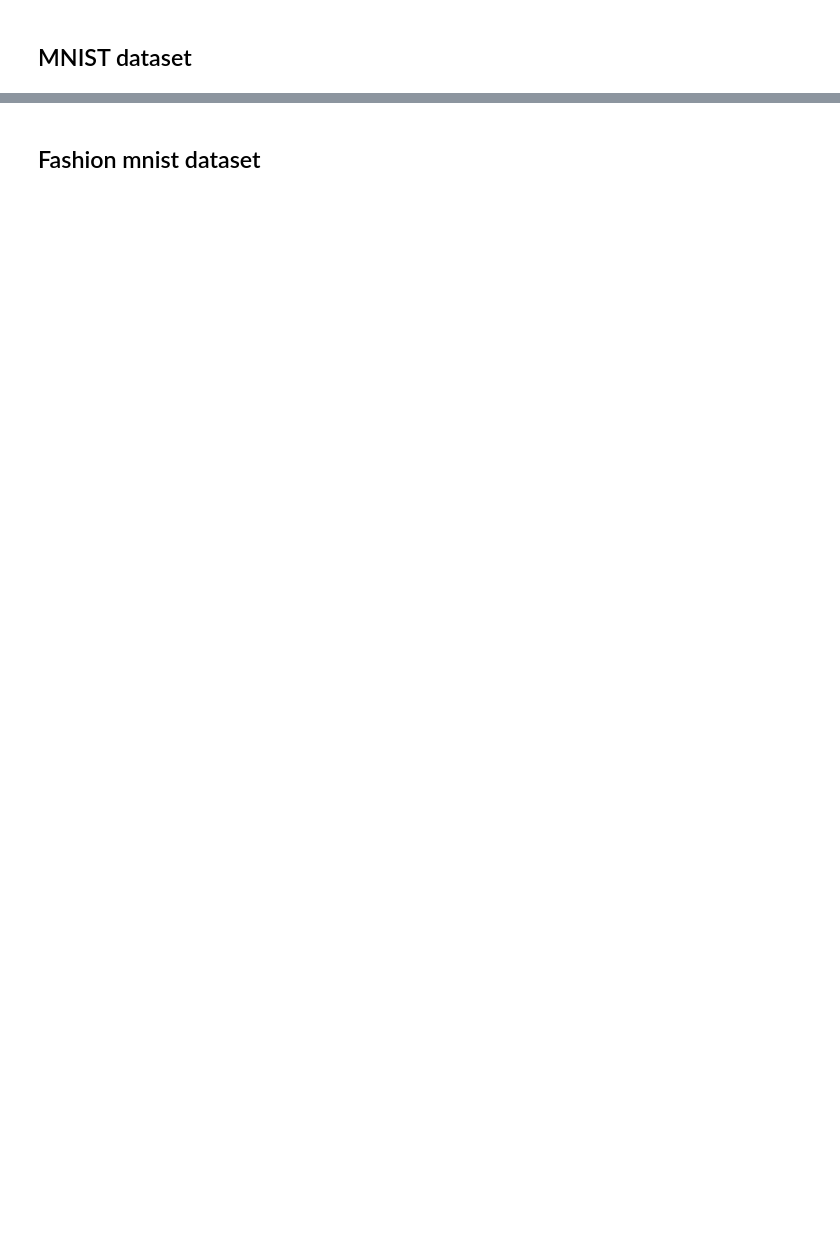
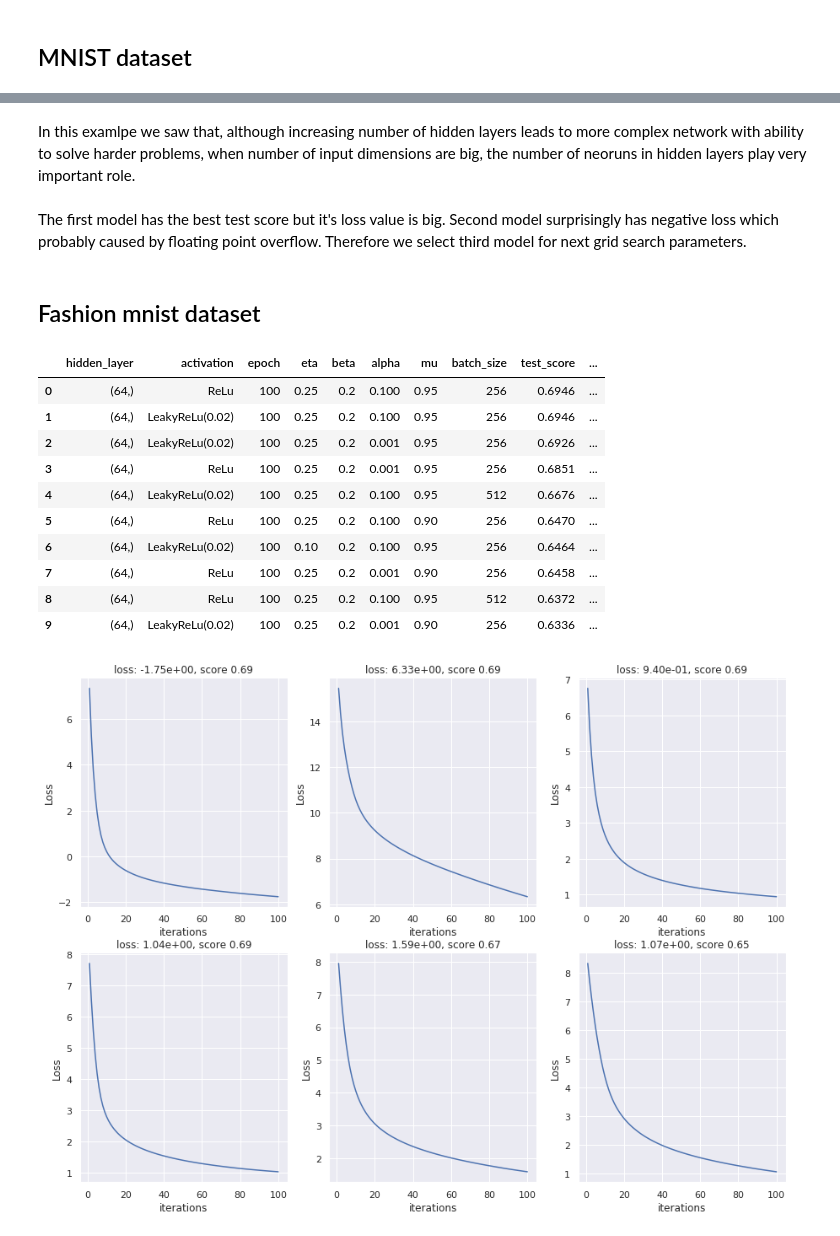
Before and after one commit to alirezaafzalaghaei/neural-netwroks-from-scratch, a Jupyter notebook: module/examples/Report.ipynb, the cells around one changed output, grey strips where cells are left out. Drawn from its saved outputs; the diff is of its cells as text; code cells hidden in the pictures; blank space fills up the shorter version.

```diff
--- a/module/examples/Report.ipynb
+++ b/module/examples/Report.ipynb
@@ -175,2 +230,6 @@ best_models
+# %% [markdown]
+In this examlpe we saw that, although increasing number of hidden layers leads to more complex network with ability to solve harder problems, when number of input dimensions are big, the number of neoruns in hidden layers play very important role.
+# %% [markdown]
+The first model has the best test score but it's loss value is big. Second model surprisingly has negative loss which probably caused by floating point overflow. Therefore we select third model for next grid search parameters.
 # %% [markdown]
 ## Fashion mnist dataset
@@ -176,0 +245,17 @@ best_models
+# %%
+iris_csv_result = '../../results/fashion_mnist/fashion.csv'
+best_models = analyze(iris_csv_result, n=10)
+best_models
+# %% [output]
+|  | hidden_layer | activation | epoch | eta | beta | alpha | mu | batch_size | test_score | ... |
+| 0 | (64,) | ReLu | 100 | 0.25 | 0.2 | 0.100 | 0.95 | 256 | 0.6946 | ... |
+| 1 | (64,) | LeakyReLu(0.02) | 100 | 0.25 | 0.2 | 0.100 | 0.95 | 256 | 0.6946 | ... |
+| 2 | (64,) | LeakyReLu(0.02) | 100 | 0.25 | 0.2 | 0.001 | 0.95 | 256 | 0.6926 | ... |
+| 3 | (64,) | ReLu | 100 | 0.25 | 0.2 | 0.001 | 0.95 | 256 | 0.6851 | ... |
+| 4 | (64,) | LeakyReLu(0.02) | 100 | 0.25 | 0.2 | 0.100 | 0.95 | 512 | 0.6676 | ... |
+| 5 | (64,) | ReLu | 100 | 0.25 | 0.2 | 0.100 | 0.90 | 256 | 0.6470 | ... |
+| 6 | (64,) | LeakyReLu(0.02) | 100 | 0.10 | 0.2 | 0.100 | 0.95 | 256 | 0.6464 | ... |
+| 7 | (64,) | ReLu | 100 | 0.25 | 0.2 | 0.001 | 0.90 | 256 | 0.6458 | ... |
+| 8 | (64,) | ReLu | 100 | 0.25 | 0.2 | 0.100 | 0.95 | 512 | 0.6372 | ... |
+| 9 | (64,) | LeakyReLu(0.02) | 100 | 0.25 | 0.2 | 0.001 | 0.90 | 256 | 0.6336 | ... |
+[figure, added]
```
Also changed, not shown: parts of 20 cells of this notebook.
